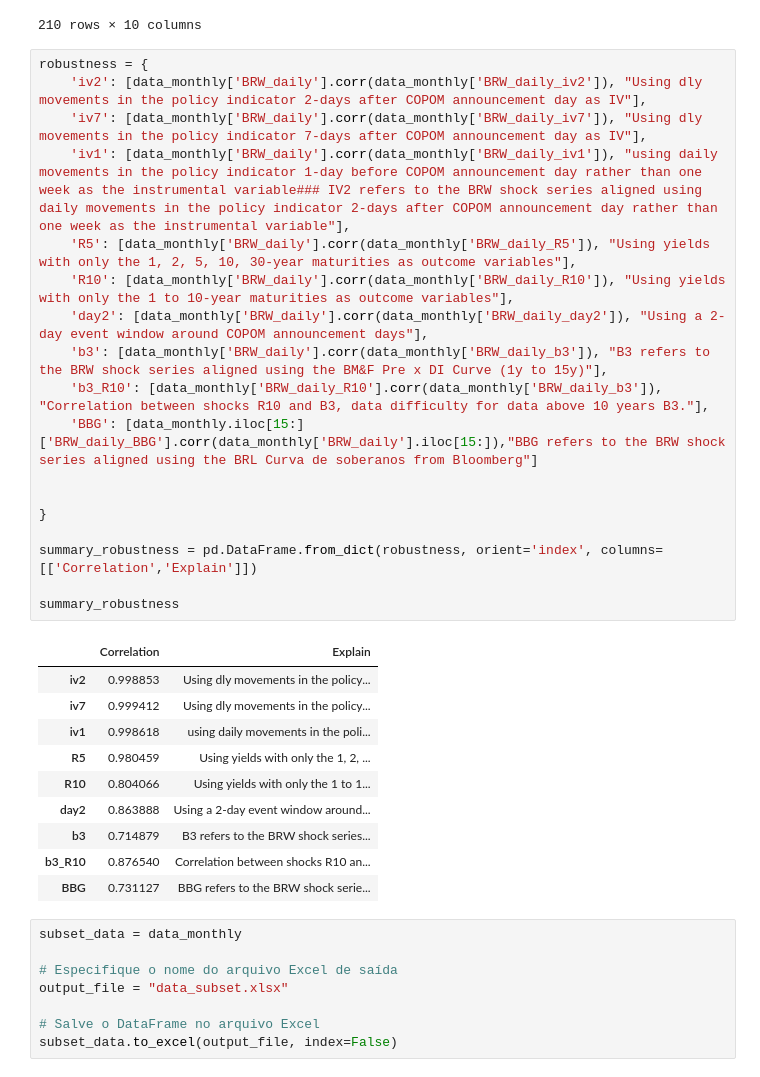
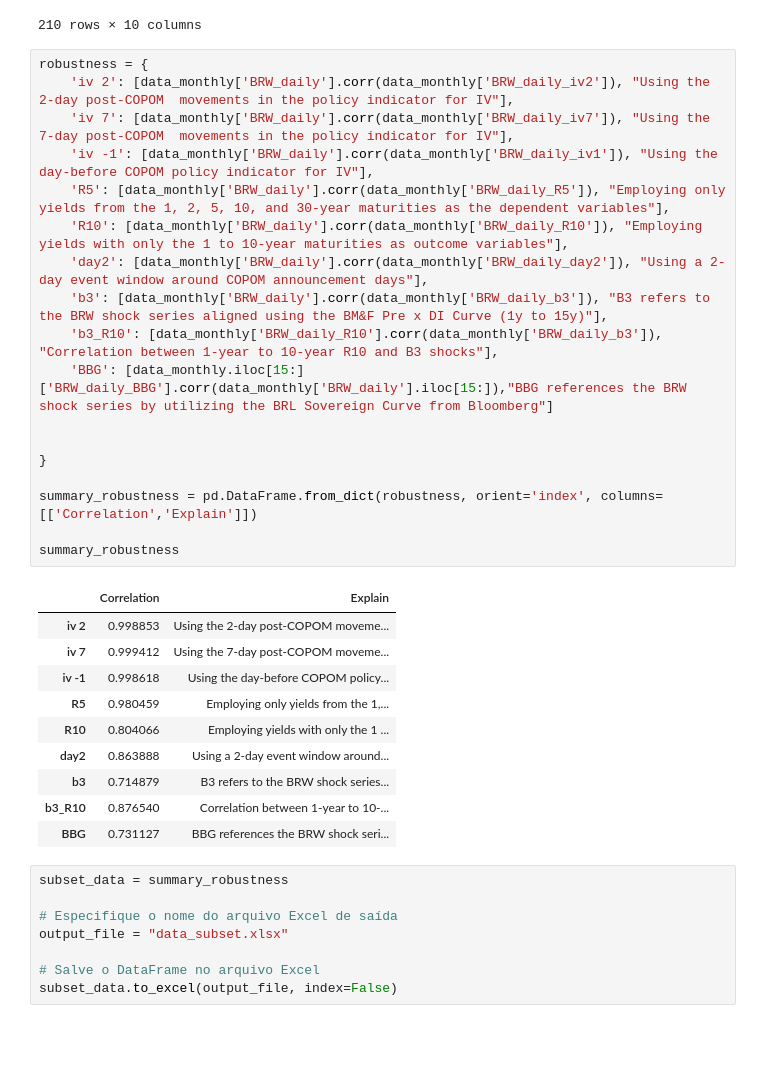
Before and after one commit to araujogab/Monetary-Shocks, a Jupyter notebook: Brasil/BRW/BRW_BR.ipynb, the cells around one changed output. Cells and saved outputs as stored; diff of their text form; blank space fills up the shorter version.

```diff
--- a/Brasil/BRW/BRW_BR.ipynb
+++ b/Brasil/BRW/BRW_BR.ipynb
@@ -692,35 +692,35 @@ data_monthly
 210 rows × 10 columns
 # %%
 robustness = {
-    'iv2': [data_monthly['BRW_daily'].corr(data_monthly['BRW_daily_iv2']), "Using dly movements in the policy indicator 2-days after COPOM announcement day as IV"],
-    'iv7': [data_monthly['BRW_daily'].corr(data_monthly['BRW_daily_iv7']), "Using dly movements in the policy indicator 7-days after COPOM announcement day as IV"],
-    'iv1': [data_monthly['BRW_daily'].corr(data_monthly['BRW_daily_iv1']), "using daily movements in the policy indicator 1-day before COPOM announcement day rather than one week as the instrumental variable### IV2 refers to the BRW shock series aligned using daily movements in the policy indicator 2-days after COPOM announcement day rather than one week as the instrumental variable"],
-    'R5': [data_monthly['BRW_daily'].corr(data_monthly['BRW_daily_R5']), "Using yields with only the 1, 2, 5, 10, 30-year maturities as outcome variables"],
-    'R10': [data_monthly['BRW_daily'].corr(data_monthly['BRW_daily_R10']), "Using yields with only the 1 to 10-year maturities as outcome variables"],
+    'iv 2': [data_monthly['BRW_daily'].corr(data_monthly['BRW_daily_iv2']), "Using the 2-day post-COPOM  movements in the policy indicator for IV"],
+    'iv 7': [data_monthly['BRW_daily'].corr(data_monthly['BRW_daily_iv7']), "Using the 7-day post-COPOM  movements in the policy indicator for IV"],
+    'iv -1': [data_monthly['BRW_daily'].corr(data_monthly['BRW_daily_iv1']), "Using the day-before COPOM policy indicator for IV"],
+    'R5': [data_monthly['BRW_daily'].corr(data_monthly['BRW_daily_R5']), "Employing only yields from the 1, 2, 5, 10, and 30-year maturities as the dependent variables"],
+    'R10': [data_monthly['BRW_daily'].corr(data_monthly['BRW_daily_R10']), "Employing  yields with only the 1 to 10-year maturities as outcome variables"],
     'day2': [data_monthly['BRW_daily'].corr(data_monthly['BRW_daily_day2']), "Using a 2-day event window around COPOM announcement days"],
     'b3': [data_monthly['BRW_daily'].corr(data_monthly['BRW_daily_b3']), "B3 refers to the BRW shock series aligned using the BM&F Pre x DI Curve (1y to 15y)"],
-    'b3_R10': [data_monthly['BRW_daily_R10'].corr(data_monthly['BRW_daily_b3']), "Correlation between shocks R10 and B3, data difficulty for data above 10 years B3."],
-    'BBG': [data_monthly.iloc[15:]['BRW_daily_BBG'].corr(data_monthly['BRW_daily'].iloc[15:]),"BBG refers to the BRW shock series aligned using the BRL Curva de soberanos from Bloomberg"]
+    'b3_R10': [data_monthly['BRW_daily_R10'].corr(data_monthly['BRW_daily_b3']), "Correlation between 1-year to 10-year R10 and B3 shocks"],
+    'BBG': [data_monthly.iloc[15:]['BRW_daily_BBG'].corr(data_monthly['BRW_daily'].iloc[15:]),"BBG references the BRW shock series by utilizing the BRL Sovereign Curve from Bloomberg"]
 
 
 }
 
 summary_robustness = pd.DataFrame.from_dict(robustness, orient='index', columns=[['Correlation','Explain']])
 
 summary_robustness
 # %% [output]
 |  | Correlation | Explain |
-| iv2 | 0.998853 | Using dly movements in the policy... |
-| iv7 | 0.999412 | Using dly movements in the policy... |
-| iv1 | 0.998618 | using daily movements in the poli... |
-| R5 | 0.980459 | Using yields with only the 1, 2, ... |
-| R10 | 0.804066 | Using yields with only the 1 to 1... |
+| iv 2 | 0.998853 | Using the 2-day post-COPOM moveme... |
+| iv 7 | 0.999412 | Using the 7-day post-COPOM moveme... |
+| iv -1 | 0.998618 | Using the day-before COPOM policy... |
+| R5 | 0.980459 | Employing only yields from the 1,... |
+| R10 | 0.804066 | Employing yields with only the 1 ... |
 | day2 | 0.863888 | Using a 2-day event window around... |
 | b3 | 0.714879 | B3 refers to the BRW shock series... |
-| b3_R10 | 0.876540 | Correlation between shocks R10 an... |
-| BBG | 0.731127 | BBG refers to the BRW shock serie... |
+| b3_R10 | 0.876540 | Correlation between 1-year to 10-... |
+| BBG | 0.731127 | BBG references the BRW shock seri... |
 # %%
-subset_data = data_monthly
+subset_data = summary_robustness
 
 # Especifique o nome do arquivo Excel de saída
 output_file = "data_subset.xlsx"
```
